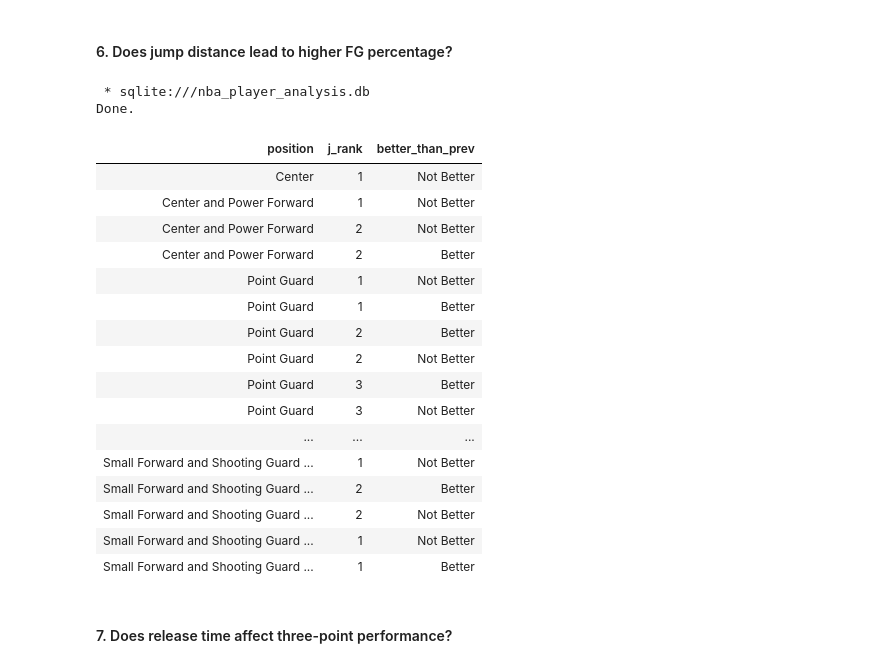
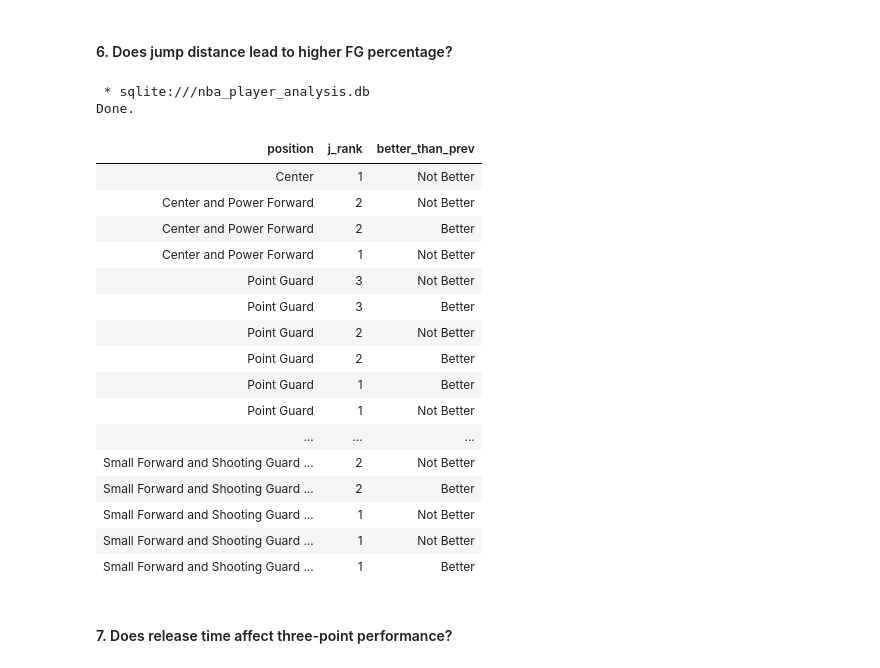
Before and after one commit to JohnKang0720/nba-shooting-da, a Jupyter notebook: sql_analysis.ipynb, the cells around one changed output. Cells and saved outputs as stored; diff of their text form; code cells hidden in the pictures.

```diff
--- a/sql_analysis.ipynb
+++ b/sql_analysis.ipynb
@@ -218,31 +214,31 @@ Done.
 # %%
 %%sql
 
 WITH  t_ AS (SELECT *,
 DENSE_RANK() OVER(PARTITION BY position ORDER BY jump_dist) AS j_rank FROM player_data),
 t__ AS (SELECT career_fg, j_rank, position,
-LAG(career_fg, 1) OVER (PARTITION BY position ORDER BY j_rank ASC) AS `prev`
+LAG(career_fg, 1) OVER (PARTITION BY position ORDER BY j_rank DESC) AS `prev`
 FROM t_)
 SELECT DISTINCT position, j_rank, IIF(career_fg - `prev` > 0, "Better", "Not Better") AS better_than_prev
 FROM t__;
 # %% [output]
  * sqlite:///nba_player_analysis.db
 Done.
 | position | j_rank | better_than_prev |
 | Center | 1 | Not Better |
-| Center and Power Forward | 1 | Not Better |
 | Center and Power Forward | 2 | Not Better |
 | Center and Power Forward | 2 | Better |
+| Center and Power Forward | 1 | Not Better |
+| Point Guard | 3 | Not Better |
+| Point Guard | 3 | Better |
+| Point Guard | 2 | Not Better |
+| Point Guard | 2 | Better |
+| Point Guard | 1 | Better |
 | Point Guard | 1 | Not Better |
-| Point Guard | 1 | Better |
-| Point Guard | 2 | Better |
-| Point Guard | 2 | Not Better |
-| Point Guard | 3 | Better |
-| Point Guard | 3 | Not Better |
 | ... | ... | ... |
+| Small Forward and Shooting Guard ... | 2 | Not Better |
+| Small Forward and Shooting Guard ... | 2 | Better |
 | Small Forward and Shooting Guard ... | 1 | Not Better |
-| Small Forward and Shooting Guard ... | 2 | Better |
-| Small Forward and Shooting Guard ... | 2 | Not Better |
 | Small Forward and Shooting Guard ... | 1 | Not Better |
 | Small Forward and Shooting Guard ... | 1 | Better |
 # %% [markdown]
```
Also changed, not shown: parts of 5 cells of this notebook.
